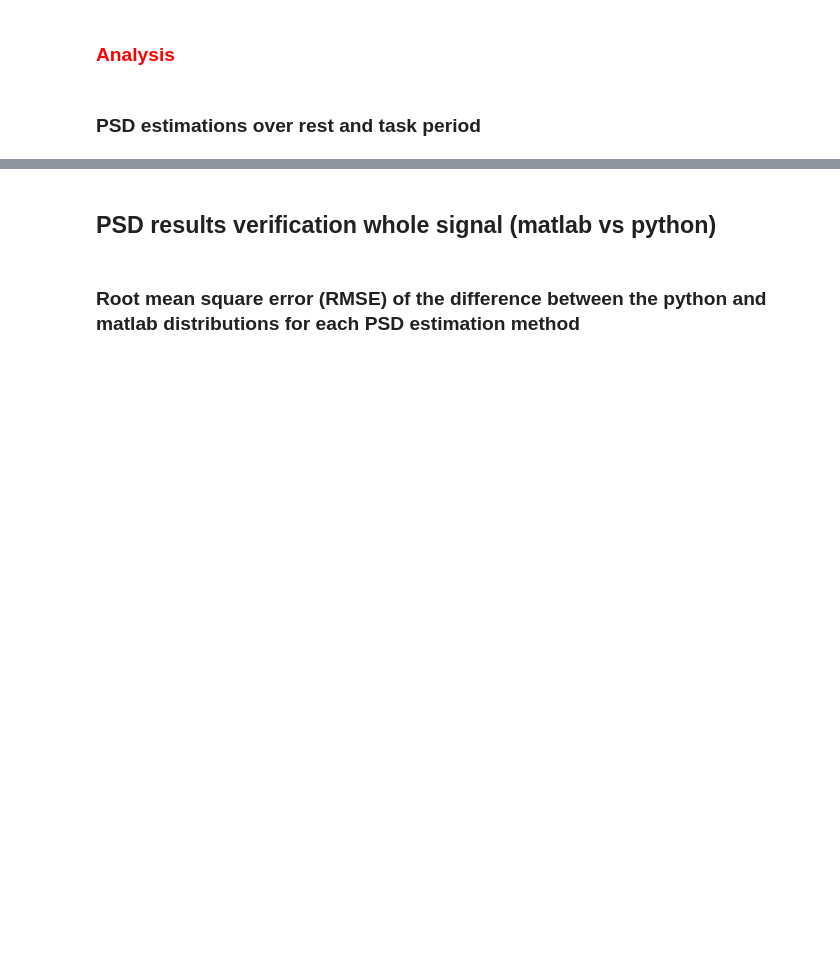
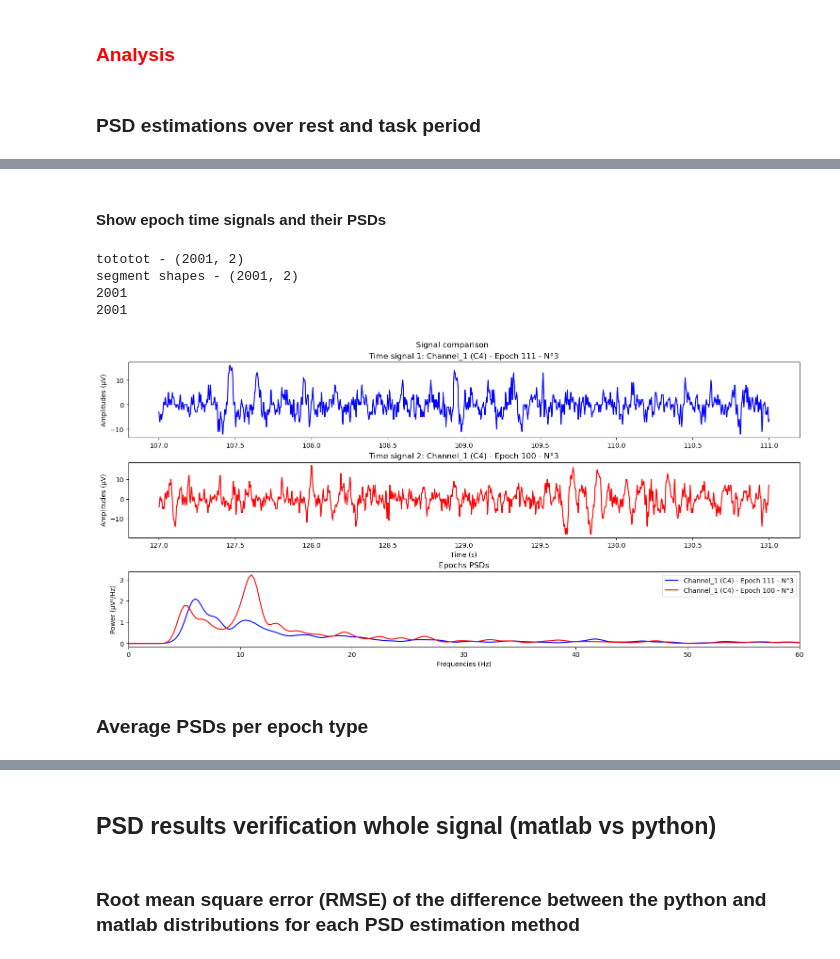
Before and after one commit to iwissemben/Stage_Signal_Physio, a Jupyter notebook: SRC/comparisons_Rearm.ipynb, the cells around one changed output, grey strips where cells are left out. Saved outputs shown, nothing was run; the diff lists cells and outputs as text; code cells hidden in the pictures; blank space fills up the shorter version.

```diff
--- a/SRC/comparisons_Rearm.ipynb
+++ b/SRC/comparisons_Rearm.ipynb
@@ -127,0 +153,3 @@ len psd matlab fft:110970
+# %%
+c4_epoched_signal=extract_data_epochs(signal=c4_signal,sample_rate=Srate,markers_labels_times=nearest_markers_array,
+                                    select_events=(111,100),epoch_limits=(0,4))
@@ -127,0 +179,3 @@ len psd matlab fft:110970
+# %%
+epoch_number=3
+epoch_index=epoch_number-1
@@ -127,0 +203,17 @@ len psd matlab fft:110970
+# %% [markdown]
+#### Show epoch time signals and their PSDs
+# %%
+channel_name=f"Channel_{Channel_num}"
+signal1=np.column_stack((c4_epoched_signal["label_111"]["time_segments"][:,epoch_index],c4_epoched_signal["label_111"]["signal_segments"][:,epoch_index]))
+signal2=np.column_stack((c4_epoched_signal["label_100"]["time_segments"][:,epoch_index],c4_epoched_signal["label_100"]["signal_segments"][:,epoch_index]))
+my_labels=(f"{channel_name} ({channels_dict[channel_name]}) - Epoch 111 - N°{epoch_number}",f"{channel_name} ({channels_dict[channel_name]}) - Epoch 100 - N°{epoch_number}")
+
+signal_comparison(signal_1=signal1,signal_2=signal2,sample_rate=Srate,labels=my_labels)
+# %% [output]
+tototot - (2001, 2)
+segment shapes - (2001, 2)
+2001
+2001
+[figure, added]
+# %% [markdown]
+### Average PSDs per epoch type
```
Also changed, not shown: parts of 12 cells of this notebook, 2 other files.
